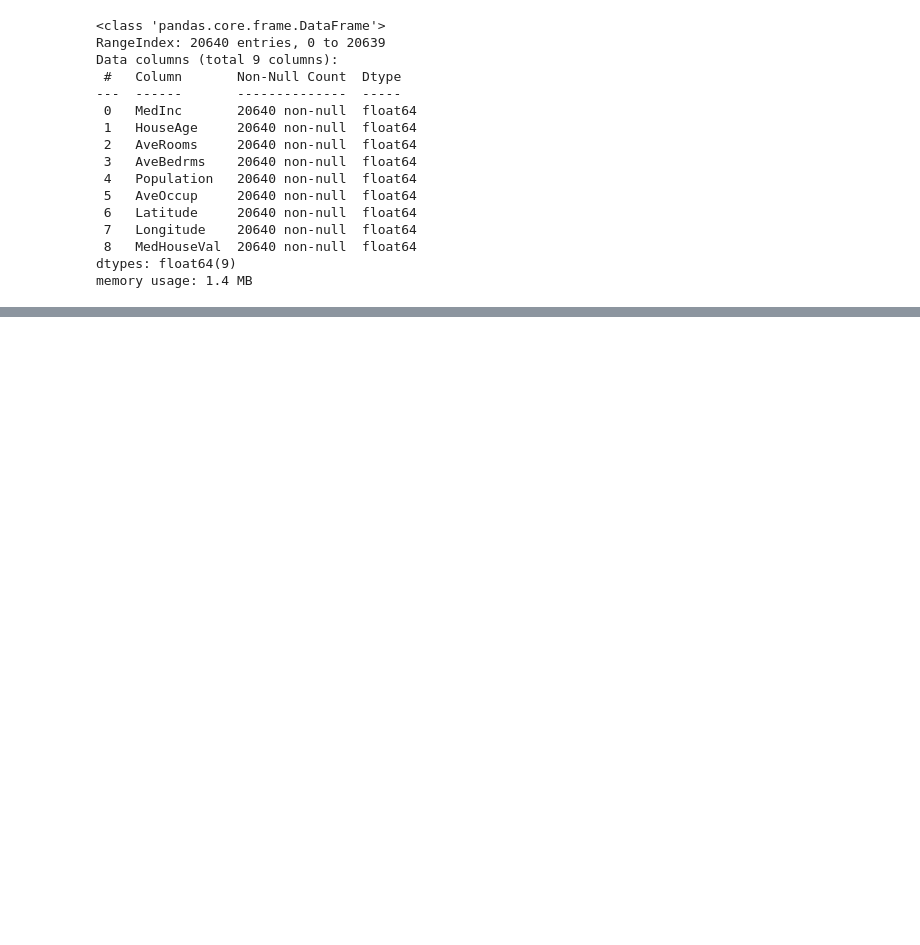
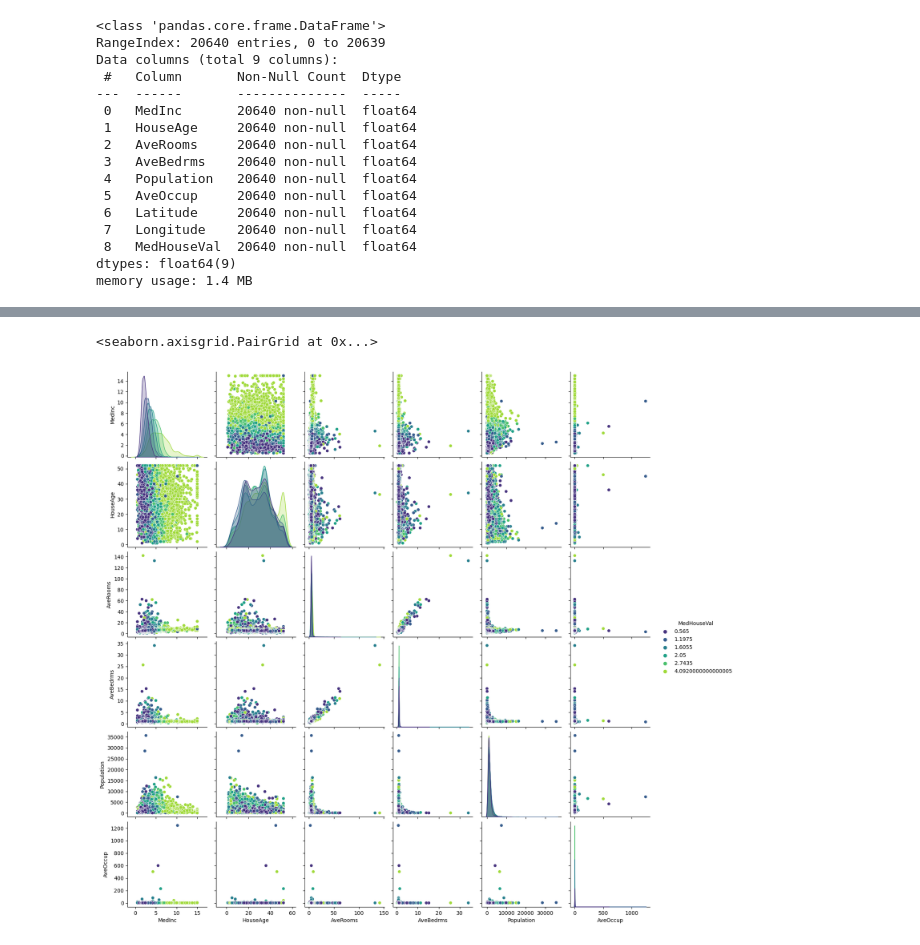
Before and after one commit to dadavie/DS4C, a Jupyter notebook: Notebooks/DS4C.ipynb, the cells around one changed output, grey strips where cells are left out. Drawn from its saved outputs; the diff is of its cells as text; code cells hidden in the pictures; blank space fills up the shorter version.

```diff
--- a/Notebooks/DS4C.ipynb
+++ b/Notebooks/DS4C.ipynb
@@ -71,0 +156,12 @@ df.describe()
+# %%
+# Drop the unwanted columns
+drop = ["Longitude", "Latitude"]
+df_subset = df.iloc[:].drop(columns=drop)
+# Quantize the target and keep the midpoint for each interval
+df_subset["MedHouseVal"] = pd.qcut(df_subset["MedHouseVal"], 6, retbins=False)
+df_subset["MedHouseVal"] = df_subset["MedHouseVal"].apply(lambda x: x.mid)
+# %%
+sns.pairplot(data=df_subset, hue="MedHouseVal", palette="viridis")
+# %% [output]
+<seaborn.axisgrid.PairGrid at 0x...>
+[figure, added]
```
Also changed, not shown: parts of 26 cells of this notebook.
